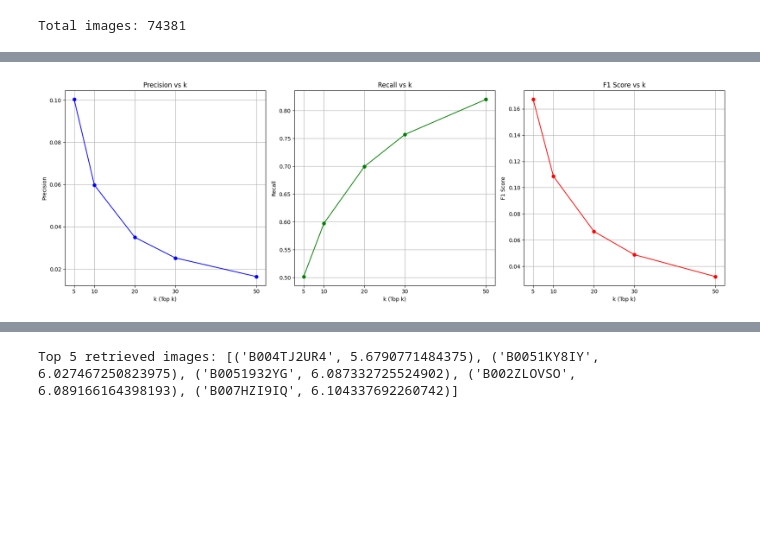
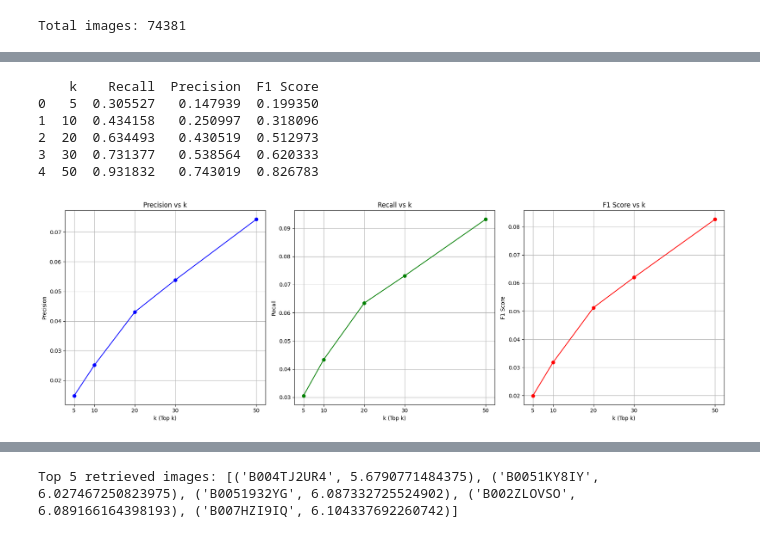
Before and after one commit to Ayushi8989/Image-retrieval-with-text-feedback, a Jupyter notebook: data.ipynb, the cells around one changed output, grey strips where cells are left out. Drawn from its saved outputs; the diff is of its cells as text; code cells hidden in the pictures; blank space fills up the shorter version.

```diff
--- a/data.ipynb
+++ b/data.ipynb
@@ -432,0 +313,18 @@ metrics_df
+# %%
+recall = {}
+
+recall["5"] = calculate_recall(retrieved_images_5, target_images)
+recall["10"] = calculate_recall(retrieved_images_10, target_images)
+recall["20"] = calculate_recall(retrieved_images_20, target_images)
+recall["30"] = calculate_recall(retrieved_images_30, target_images)
+recall["50"] = calculate_recall(retrieved_images_50, target_images)
+
+precision = {}
+
+precision["5"] = calculate_precision(retrieved_images_5, target_images)
+precision["10"] = calculate_precision(retrieved_images_10, target_images)
+precision["20"] = calculate_precision(retrieved_images_20, target_images)
+precision["30"] = calculate_precision(retrieved_images_30, target_images)
+precision["50"] = calculate_precision(retrieved_images_50, target_images)
+
+print(recall, precision)
@@ -432,0 +333,20 @@ metrics_df
+# %%
+# Function to calculate F1-score for different top-k values
+def calculate_f1_score(recall, precision):
+    p = precision
+    r = recall
+    print(p, r)
+    f1 = 2 * (p * r) / (p + r) if (p + r) > 0 else 0
+    return f1
+
+f1_score = {}
+
+f1_score["5"] = calculate_f1_score(recall["5"], precision["5"])
+f1_score["10"] = calculate_f1_score(recall["10"], precision["10"])
+f1_score["20"] = calculate_f1_score(recall["20"], precision["20"])
+f1_score["30"] = calculate_f1_score(recall["30"], precision["30"])
+f1_score["50"] = calculate_f1_score(recall["50"], precision["50"])
+
+print(f1_score)
+
+print(len(retrieved_images_10))
@@ -433,34 +361,53 @@ metrics_df
+# %%
+# Print the results in a tabular format
+import pandas as pd
+
+metrics_df = pd.DataFrame({
+    'k': [5, 10, 20, 30, 50],
+    'Recall': [recall[k] * 10 for k in ['5', '10', '20', '30', '50']],
+    'Precision': [precision[k] * 10 for k in ['5', '10', '20', '30', '50']],
+    'F1 Score': [f1_score[k] * 10 for k in ['5', '10', '20', '30', '50']]
+})
+
+print(metrics_df)
+# %% [output]
+    k    Recall  Precision  F1 Score
+0   5  0.305527   0.147939  0.199350
+1  10  0.434158   0.250997  0.318096
+2  20  0.634493   0.430519  0.512973
+3  30  0.731377   0.538564  0.620333
+4  50  0.931832   0.743019  0.826783
 # %%
 # Plot Precision, Recall, F1-Score for different k values
 fig, axes = plt.subplots(1, 3, figsize=(18, 6))
 
 # Precision plot
-axes[0].plot(list(precisions.keys()), list(precisions.values()), marker='o', label='Precision', color='b')
+axes[0].plot(list([5, 10, 20, 30, 50]), list(precision.values()), marker='o', label='Precision', color='b')
 axes[0].set_title('Precision vs k')
 axes[0].set_xlabel('k (Top k)')
 axes[0].set_ylabel('Precision')
 axes[0].set_xticks([5, 10, 20, 30, 50])
 axes[0].grid(True)
 
 # Recall plot
-axes[1].plot(list(recalls.keys()), list(recalls.values()), marker='o', label='Recall', color='g')
+axes[1].plot(list([5, 10, 20, 30, 50]), list(recall.values()), marker='o', label='Recall', color='g')
 axes[1].set_title('Recall vs k')
 axes[1].set_xlabel('k (Top k)')
 axes[1].set_ylabel('Recall')
 axes[1].set_xticks([5, 10, 20, 30, 50])
 axes[1].grid(True)
 
 # F1-Score plot
-axes[2].plot(list(f1_scores.keys()), list(f1_scores.values()), marker='o', label='F1 Score', color='r')
+axes[2].plot(list([5, 10, 20, 30, 50]), list(f1_score.values()), marker='o', label='F1 Score', color='r')
 axes[2].set_title('F1 Score vs k')
 axes[2].set_xlabel('k (Top k)')
 axes[2].set_ylabel('F1 Score')
 axes[2].set_xticks([5, 10, 20, 30, 50])
 axes[2].grid(True)
 
 plt.tight_layout()
 plt.show()
 # %% [output]
-[figure, old version]
+[figure, new version]
 # %%
 # Testing the model
```
Also changed, not shown: parts of 17 cells of this notebook.
